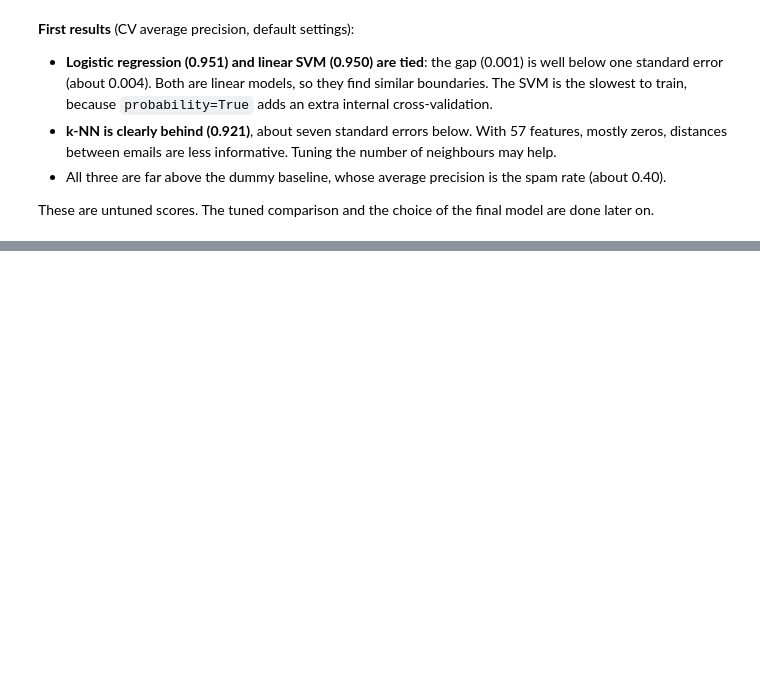
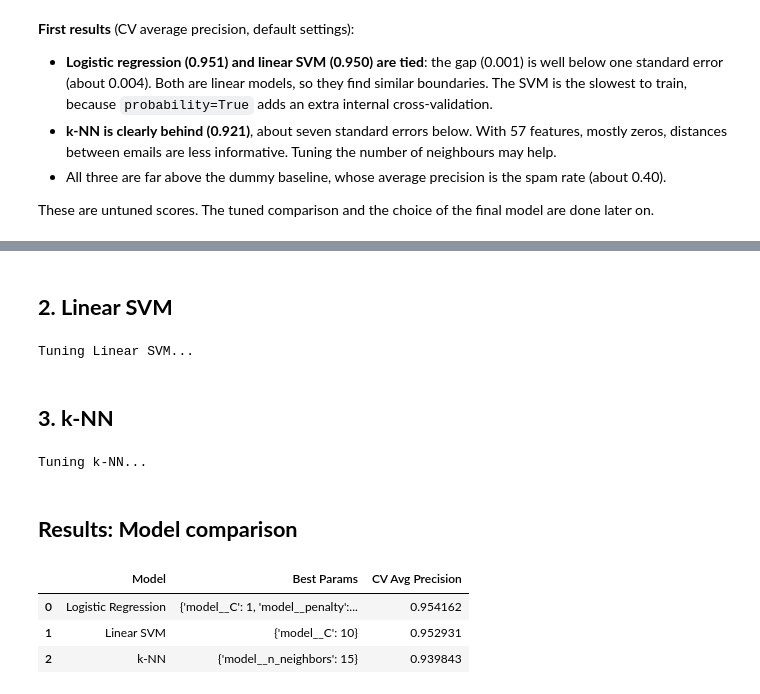
Before and after one commit to alajemba-vik/spamjam, a Jupyter notebook: notebooks/analysis.ipynb, the cells around one changed output, grey strips where cells are left out. Drawn from its saved outputs; the diff is of its cells as text; code cells hidden in the pictures; blank space fills up the shorter version.

```diff
--- a/notebooks/analysis.ipynb
+++ b/notebooks/analysis.ipynb
@@ -242,0 +251,9 @@ These are untuned scores. The tuned comparison and the choice of the final model
+# %%
+import pandas as pd
+
+# List to store results for the final comparison table
+tuned_results = []
+
+# Helper function to get the grid directly from config
+def get_grid(model_name):
+    return config["grids"][model_name]
@@ -242,0 +278,50 @@ These are untuned scores. The tuned comparison and the choice of the final model
+# %% [markdown]
+## **2. Linear SVM**
+# %%
+print("Tuning Linear SVM...")
+# Get grid
+grid_svm = get_grid("linear_svm")
+
+# Train
+trainer_svm = make_trainer("linear_svm", grid_svm)
+trainer_svm.train(X_train, y_train)
+search_svm = trainer_svm.search
+
+# Save results
+tuned_results.append({
+    'Model': 'Linear SVM',
+    'Best Params': search_svm.best_params_,
+    'CV Avg Precision': search_svm.best_score_
+})
+# %% [output]
+Tuning Linear SVM...
+# %% [markdown]
+## **3. k-NN**
+# %%
+print("Tuning k-NN...")
+# Get grid
+grid_knn = get_grid("knn")
+
+# Train
+trainer_knn = make_trainer("knn", grid_knn)
+trainer_knn.train(X_train, y_train)
+search_knn = trainer_knn.search
+
+# Save results
+tuned_results.append({
+    'Model': 'k-NN',
+    'Best Params': search_knn.best_params_,
+    'CV Avg Precision': search_knn.best_score_
+})
+# %% [output]
+Tuning k-NN...
+# %% [markdown]
+## **Results: Model comparison**
+# %%
+comparison_df=pd.DataFrame(tuned_results)
+display(comparison_df)
+# %% [output]
+|  | Model | Best Params | CV Avg Precision |
+| 0 | Logistic Regression | {'model__C': 1, 'model__penalty':... | 0.954162 |
+| 1 | Linear SVM | {'model__C': 10} | 0.952931 |
+| 2 | k-NN | {'model__n_neighbors': 15} | 0.939843 |
```
Also changed, not shown: parts of 8 cells of this notebook, 2 other files.
